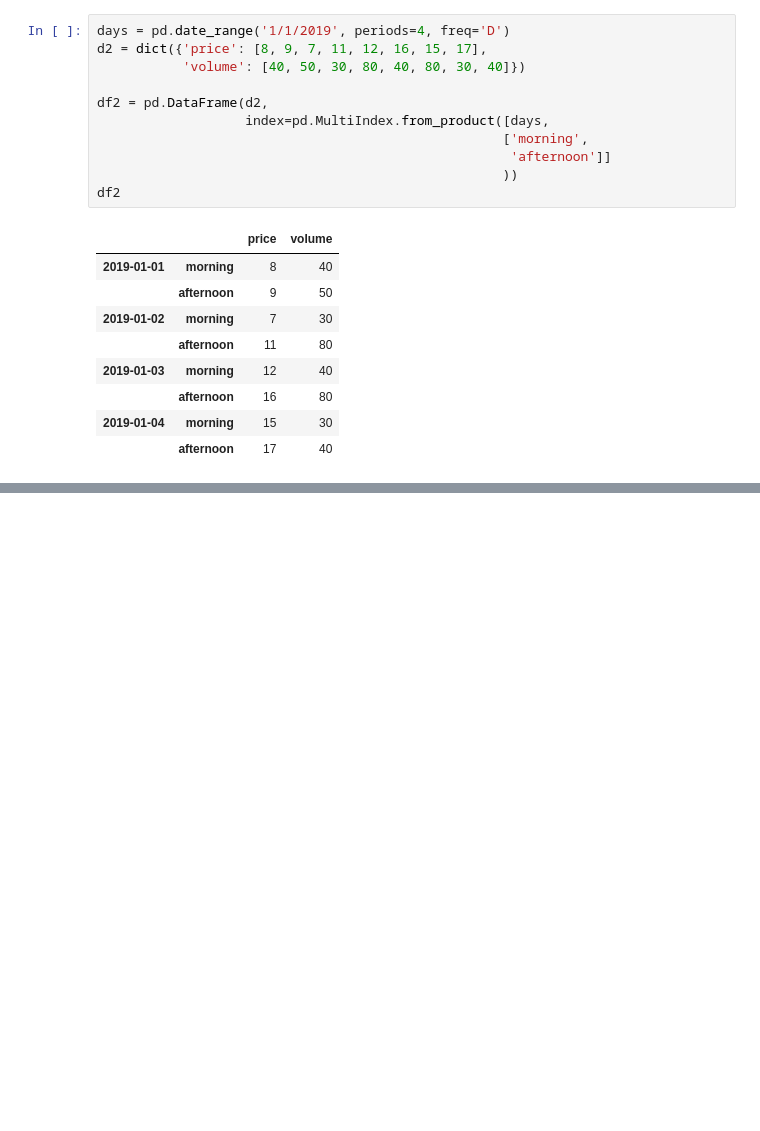
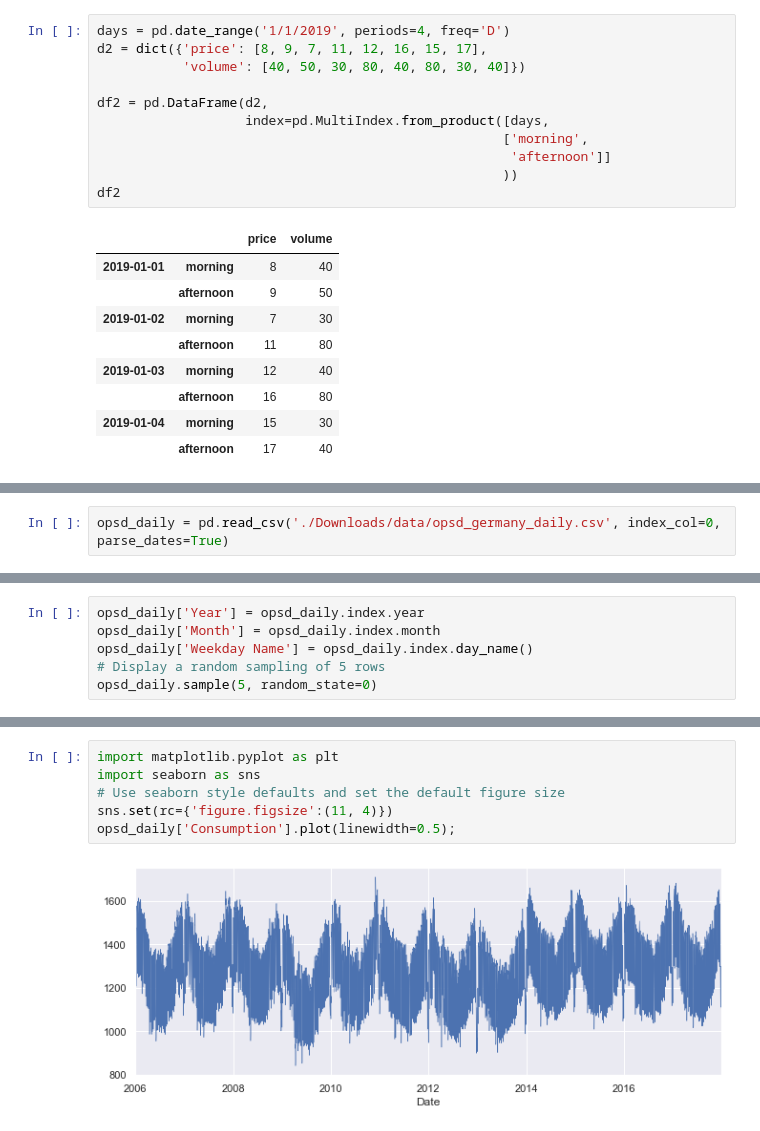
Before and after one commit to ryan13/PreprocessingUtility, a Jupyter notebook: amazon_interview.ipynb, the cells around one changed output, grey strips where cells are left out. Drawn from its saved outputs; the diff is of its cells as text; blank space fills up the shorter version.

```diff
--- a/amazon_interview.ipynb
+++ b/amazon_interview.ipynb
@@ -518,0 +576,2 @@ df2
+# %%
+opsd_daily = pd.read_csv('./Downloads/data/opsd_germany_daily.csv', index_col=0, parse_dates=True)
@@ -518,0 +580,6 @@ df2
+# %%
+opsd_daily['Year'] = opsd_daily.index.year
+opsd_daily['Month'] = opsd_daily.index.month
+opsd_daily['Weekday Name'] = opsd_daily.index.day_name()
+# Display a random sampling of 5 rows
+opsd_daily.sample(5, random_state=0)
@@ -518,0 +626,8 @@ df2
+# %%
+import matplotlib.pyplot as plt
+import seaborn as sns
+# Use seaborn style defaults and set the default figure size
+sns.set(rc={'figure.figsize':(11, 4)})
+opsd_daily['Consumption'].plot(linewidth=0.5);
+# %% [output]
+[figure, added]
```
Also changed, not shown: parts of 52 cells of this notebook.
